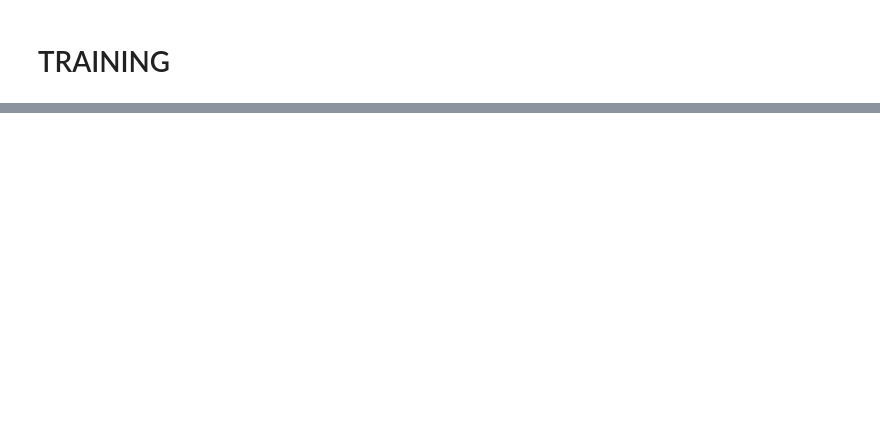
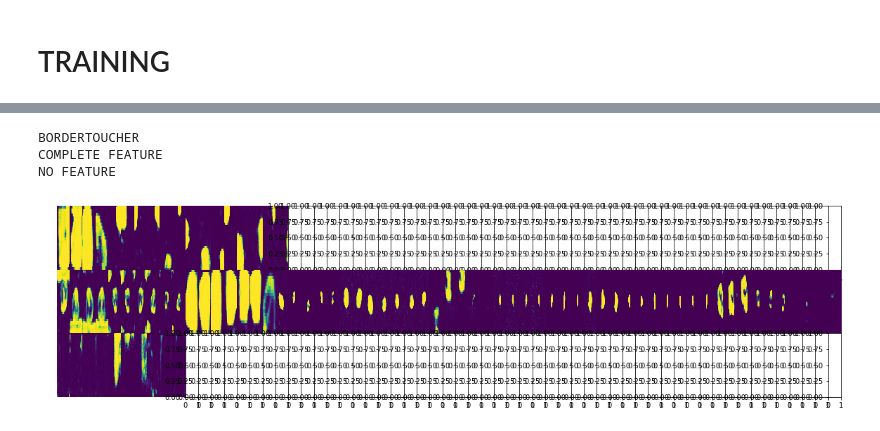
Before and after one commit to MoonVision/zeiss-apollo, a Jupyter notebook: vision/test_basic_convs.ipynb, the cells around one changed output, grey strips where cells are left out. Drawn from its saved outputs; the diff is of its cells as text; code cells hidden in the pictures; blank space fills up the shorter version.

```diff
--- a/vision/test_basic_convs.ipynb
+++ b/vision/test_basic_convs.ipynb
@@ -67 +73,41 @@ Text(0.5, 1.0, 'EVAL')
+# %%
+def plot_activations(activations, normalize=True):
+
+    max_rows = len(activations)
+    max_cols = max(len(a) for a in activations.values())
+    fig, axes = plt.subplots(nrows=max_rows, ncols=max_cols, figsize=(20,5))
+    for row, (label, images) in enumerate(activations.items()):
+        print(label)
+        for col, image in enumerate(images):
+            axes[row, col].axis("off")
+            if not normalize:
+                axes[row, col].imshow(image, aspect="auto", vmin=0, vmax=1)
+            else:
+                axes[row, col].imshow(image, aspect="auto")
+
+    plt.subplots_adjust(wspace=0.0, hspace=0.0)
+    plt.show()
+
+def plot_matrix(ds, m, invert=False):
+    activations = defaultdict(list)
+
+    for img, cls in (ds[i] for i in range(len(ds))):
+        label = get_label(ds, cls)
+        x = img.unsqueeze(0).to(next(m.parameters()).device)
+        y_mask = torch.sigmoid(m(x)).data.cpu().squeeze()
+        if invert:
+            y_mask = 1.0 - y_mask
+        activations[label].append(y_mask)
+
+    plot_activations(activations, normalize=False)
+
+def plot_ds(ds):
+    activations = defaultdict(list)
+
+    for img, cls in (ds[i] for i in range(len(ds))):
+        label = get_label(ds, cls)
+        activations[label].append(torch.sigmoid(img).squeeze())
+        max_rows = len(activations)
+
+    plot_activations(activations, normalize=False)
 # %%
@@ -191,0 +274,7 @@ E[1] AVERAGE: 0.5649067437213459
+# %%
+plot_matrix(ds_train, m)
+# %% [output]
+BORDERTOUCHER
+COMPLETE FEATURE
+NO FEATURE
+[figure, added]
```
Also changed, not shown: parts of 17 cells of this notebook, 2 other files.
